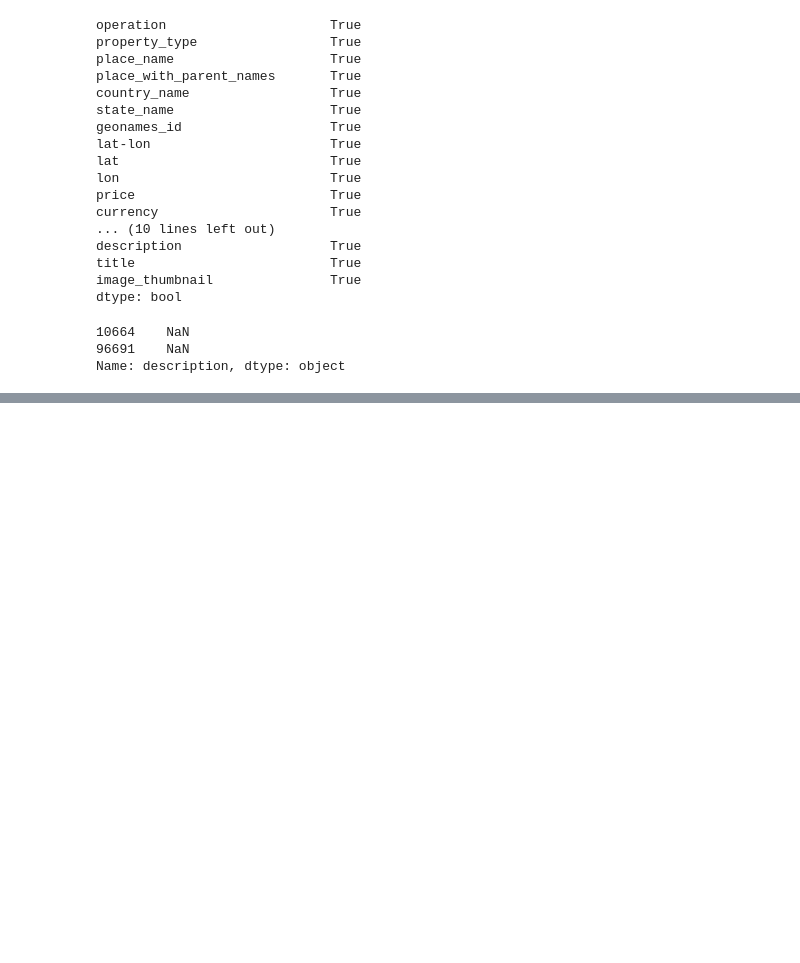
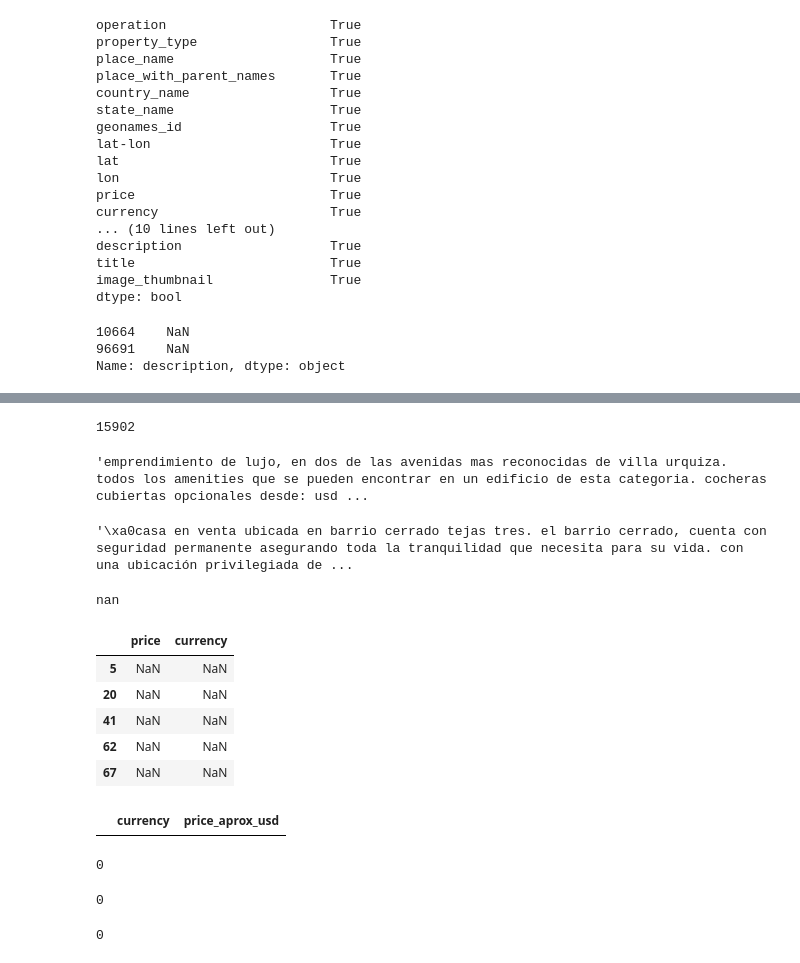
Before and after one commit to krisescobedo/Challenge-one, a Jupyter notebook: Data wrangling.ipynb, the cells around one changed output, grey strips where cells are left out. Drawn from its saved outputs; the diff is of its cells as text; code cells hidden in the pictures; blank space fills up the shorter version.

```diff
--- a/Data wrangling.ipynb
+++ b/Data wrangling.ipynb
@@ -90,6 +91,9 @@ description                   True
 title                         True
 image_thumbnail               True
 dtype: bool
+# %%
+#Se dropean las filas con descripccion repetidas
+properati2.drop_duplicates(["description"],inplace=True)
 # %%
 #Se indentifica gran cantidad de datos expuestos en la descripccion del inmueble pero que no estan detallados en
 #su respectiva casilla del dataframe
@@ -158,0 +173,3 @@ properati2[["price","currency","price_aprox_usd","price_usd_per_m2","price_per_m
+# %%
+#Todas las propiedades estan vendidas por lo que se dropea la columna sell
+properati2.drop(columns=["operation"], inplace=True)
@@ -158,0 +181,19 @@ properati2[["price","currency","price_aprox_usd","price_usd_per_m2","price_per_m
+# %%
+#Currency nan = 15902
+len(properati2["description"][properati2["currency"].isna()])
+# %% [output]
+15902
+# %%
+# En algunos casos el currency figura en la descripcion        !!!Regex "currency":  u$s , us
+properati2["description"][38510]
+# %% [output]
+'emprendimiento de lujo, en dos de las avenidas mas reconocidas de villa urquiza. todos los amenities que se pueden encontrar en un edificio de esta categoria. cocheras cubiertas opcionales desde: usd ...
+# %%
+# En otro casos el currency NO figura en la descripcion
+properati2["description"][115473]
+# %% [output]
+'\xa0casa en venta ubicada en barrio cerrado tejas tres. el barrio cerrado, cuenta con seguridad permanente asegurando toda la tranquilidad que necesita para su vida. con una ubicación privilegiada de ...
+# %%
+properati2["currency"][115473]
+# %% [output]
+nan
@@ -158,0 +202,31 @@ properati2[["price","currency","price_aprox_usd","price_usd_per_m2","price_per_m
+# %%
+# 9926ars + 78225usd + 15902na
+properati2[["price","currency"]][properati2["currency"].isna()].head()
+# %% [output]
+|  | price | currency |
+| 5 | NaN | NaN |
+| 20 | NaN | NaN |
+| 41 | NaN | NaN |
+| 62 | NaN | NaN |
+| 67 | NaN | NaN |
+# %%
+#Verifico si el el currency lo puedo extraer del precio perm2
+#properati2[["price","currency","price_aprox_usd","price_usd_per_m2","price_aprox_local_currency","price_per_m2"]]
+#No hay currencys que se puedan sacar por precio aprox
+properati2[["currency","price_aprox_usd"]][properati2["currency"].isna()& ~(properati2['price_aprox_usd'].isna())]
+# %% [output]
+|  | currency | price_aprox_usd |
+# %%
+(properati2["currency"].isna()& ~(properati2['price_aprox_usd'].isna())).sum()
+
+#Epic lane
+# %% [output]
+0
+# %%
+(properati2["currency"].isna()& ~(properati2['price_aprox_local_currency'].isna())).sum()
+# %% [output]
+0
+# %%
+(properati2["currency"].isna()& ~(properati2['price_aprox_usd'].isna())).sum()
+# %% [output]
+0
```
Also changed, not shown: parts of 14 cells of this notebook.
